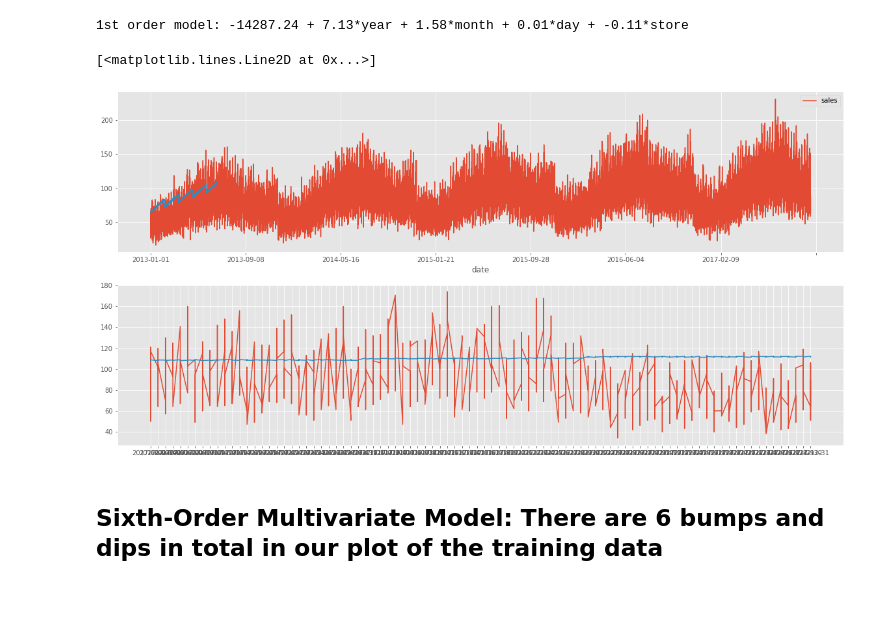
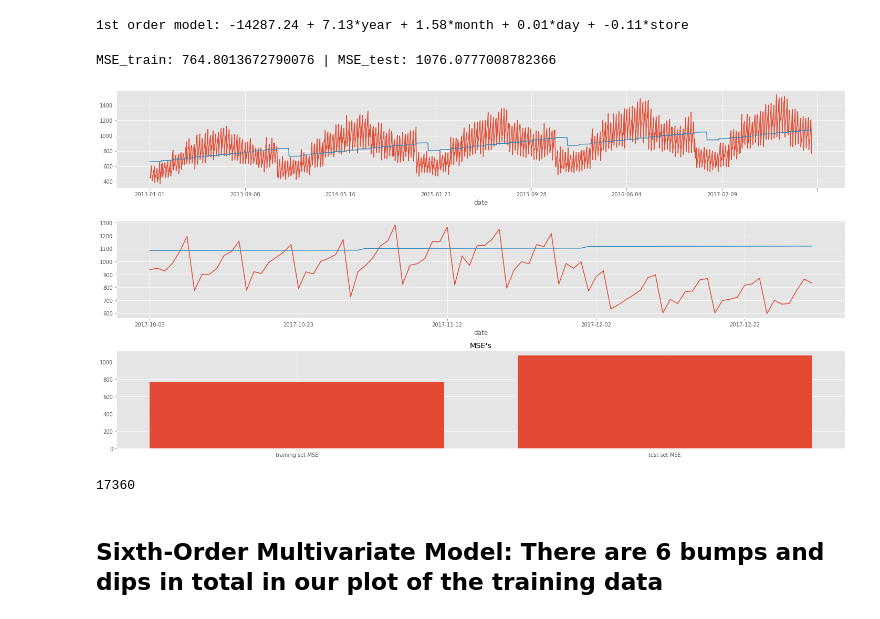
Before and after one commit to sh-biswas/demand-forecasting_Cogs109Final, a Jupyter notebook: Report.ipynb, the cells around one changed output. Drawn from its saved outputs; the diff is of its cells as text; code cells hidden in the pictures.

Commit message:
Added easy customizability of model order and fixed plotting issue (the issue was the sales values were not being aggregated by date)

```diff
--- a/Report.ipynb
+++ b/Report.ipynb
@@ -201,0 +186,23 @@ plt.plot(train['date'].values, modelYtrain)
+# %%
+# plot the data
+fig, axs = plt.subplots(3,1, figsize=(20,10))
+train.groupby('date').sum()['sales'].plot(x='date', y='sales', ax=axs[0])
+test.groupby('date').sum()['sales'].plot(x='date', y='sales', ax=axs[1])
+
+## plot the model over data
+#agg_train = train.groupby('date').sum(); agg_test = train.groupby('date').sum()
+modelYtrain = w[0] + w[1]*train['year'].values + w[2]*train['month'].values + w[3]*train['day'].values
+modelYtest = w[0] + w[1]*test['year'].values + w[2]*test['month'].values + w[3]*test['day'].values
+train['1st-order model'] = modelYtrain; test['1st-order model'] = modelYtest;
+train.groupby('date').sum()['1st-order model'].plot(x='date', y='1st-order model', ax=axs[0])
+test.groupby('date').sum()['1st-order model'].plot(x='date', y='1st-order model', ax=axs[1])
+#ax[0].plot(train['date'].unique().values, modelYtrain)
+#ax[1].plot(test['date'].unique().values, modelYtest)
+
+# plot MSE on train and test for model
+MSE_train = np.mean((train['sales'].values - modelYtrain)**2)
+MSE_test = np.mean((test['sales'].values - modelYtest)**2)
+axs[2].bar(['training set MSE', 'test set MSE'], [MSE_train, MSE_test])
+ax[2].set_title("MSE's")
+fig.show()
+print(f"MSE_train: {MSE_train} | MSE_test: {MSE_test}")
@@ -209,18 +219,32 @@ print(f"1st order model: {w[0]:0.2f} + {w[1]:0.2f}*year + {w[2]:0.2f}*month + {w
 # %% [output]
 1st order model: -14287.24 + 7.13*year + 1.58*month + 0.01*day + -0.11*store
 # %%
-fig, axs = plt.subplots(2,1)
-train.plot(x='date', y='sales', figsize=(20,10), ax=axs[0])
-axs[1].plot(test['date'].values, test['sales'].values)
+# plot the data
+fig, axs = plt.subplots(3,1, figsize=(20,10))
+train.groupby('date').sum()['sales'].plot(x='date', y='sales', ax=axs[0])
+test.groupby('date').sum()['sales'].plot(x='date', y='sales', ax=axs[1])
 
-## Create a smooth set of Y values for plotting the model
+## plot the model over the data
 modelYtest = w[0] + w[1]*test['year'].values + w[2]*test['month'].values + w[3]*test['day'].values + w[4]*test['store'].values
 modelYtrain = w[0] + w[1]*train['year'].values + w[2]*train['month'].values + w[3]*train['day'].values + w[4]*train['store'].values
-axs[1].plot(test['date'].values, modelYtest)
-axs[0].plot(train['date'].values, modelYtrain)
+train['1st-order model (w/ store)'] = modelYtrain; test['1st-order model (w/ store)'] = modelYtest;
+train.groupby('date').sum()['1st-order model (w/ store)'].plot(x='date', y='1st-order model (w/ store)', ax=axs[0])
+test.groupby('date').sum()['1st-order model (w/ store)'].plot(x='date', y='1st-order model (w/ store)', ax=axs[1])
+
+# plot MSE on train and test for model
+MSE_train = np.mean((train['sales'].values - modelYtrain)**2)
+MSE_test = np.mean((test['sales'].values - modelYtest)**2)
+axs[2].bar(['training set MSE', 'test set MSE'], [MSE_train, MSE_test])
+axs[2].set_title("MSE's")
+fig.tight_layout(); fig.show()
+print(f"MSE_train: {MSE_train} | MSE_test: {MSE_test}")
 # %% [output]
-[<matplotlib.lines.Line2D at 0x...>]
+MSE_train: 764.8013672790076 | MSE_test: 1076.0777008782366
-[figure, old version]
+[figure, new version]
+# %%
+len(train['date'].values)
+# %% [output]
+17360
 # %% [markdown]
 ## Sixth-Order Multivariate Model: There are 6 bumps and dips in total in our plot of the training data
 # %%
```
Also changed, not shown: parts of 15 cells of this notebook.
